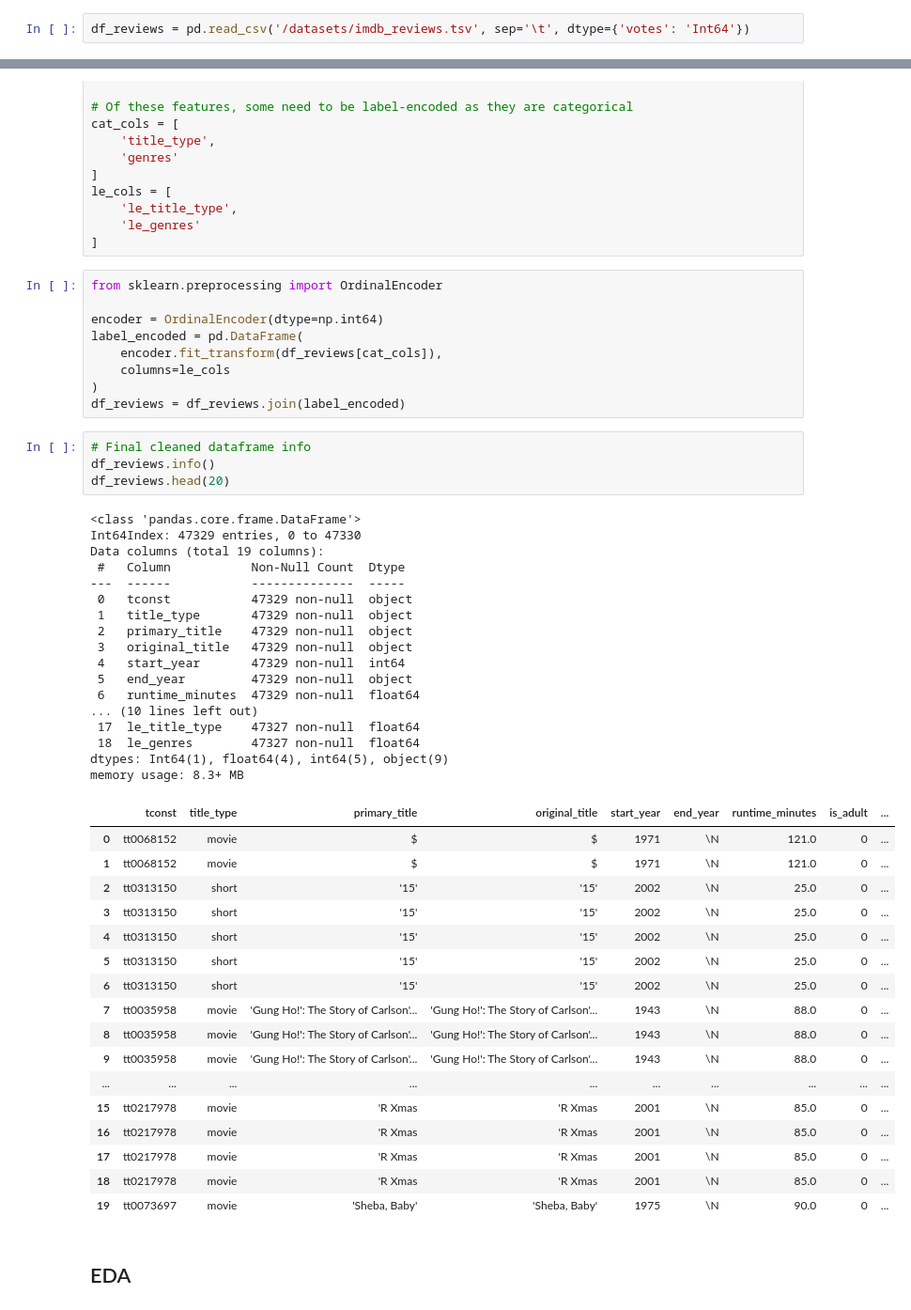
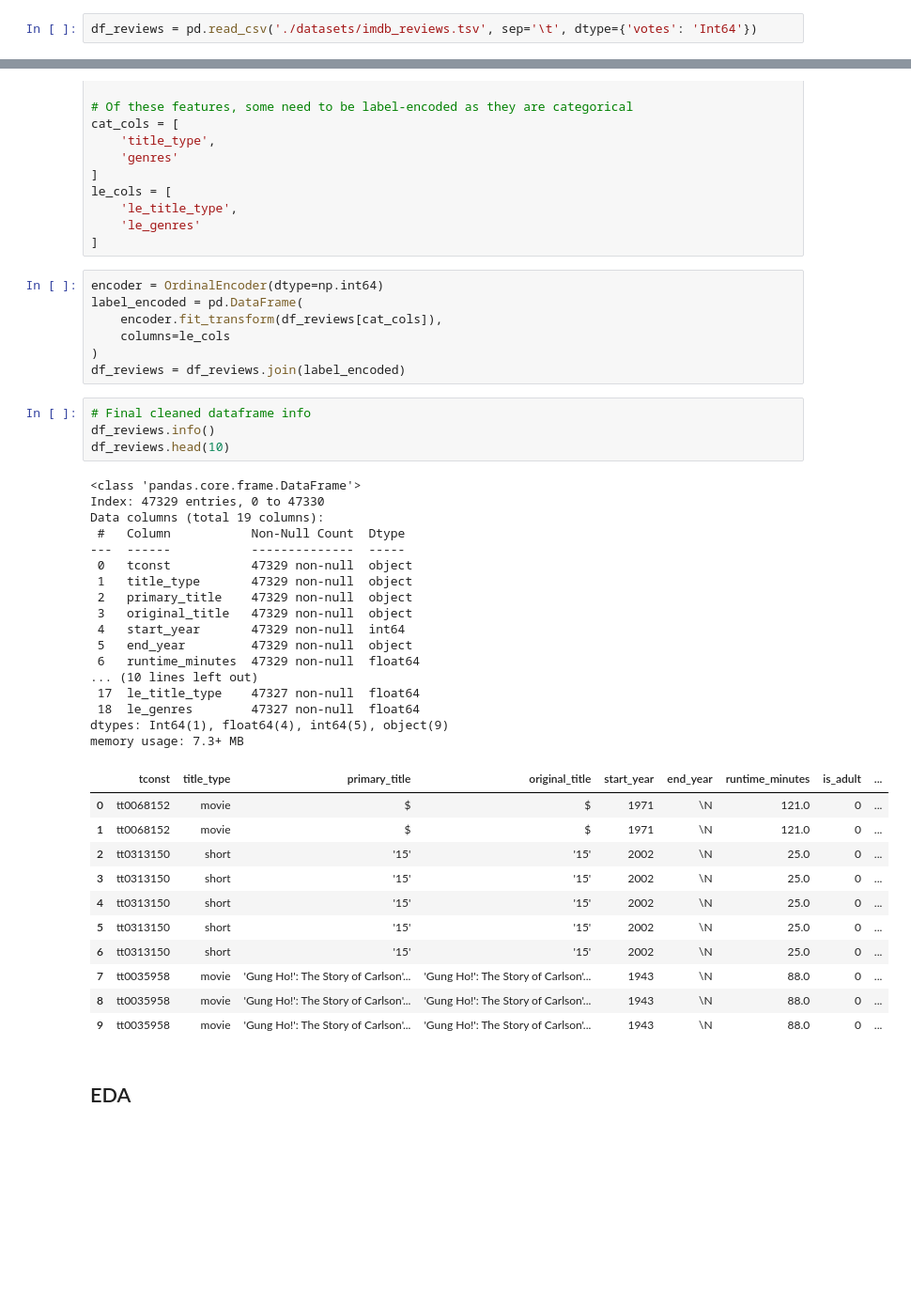
Before and after one commit to briantmcelroy/12_FilmJunky_TextVectorizationLearning, a Jupyter notebook: 12_FilmJunky_TextVectorizationLearning.ipynb, the cells around one changed output, grey strips where cells are left out. Shown at 94% size. Saved outputs shown, nothing was run; the diff lists cells and outputs as text; blank space fills up the shorter version.

```diff
--- a/12_FilmJunky_TextVectorizationLearning.ipynb
+++ b/12_FilmJunky_TextVectorizationLearning.ipynb
@@ -112,4 +44,4 @@ It's a very useful thing, by the way.
 # %%
-df_reviews = pd.read_csv('/datasets/imdb_reviews.tsv', sep='\t', dtype={'votes': 'Int64'})
+df_reviews = pd.read_csv('./datasets/imdb_reviews.tsv', sep='\t', dtype={'votes': 'Int64'})
 # %%
 df_reviews.info()
@@ -238,8 +136,6 @@ le_cols = [
     'le_genres'
 ]
 # %%
-from sklearn.preprocessing import OrdinalEncoder
-
 encoder = OrdinalEncoder(dtype=np.int64)
 label_encoded = pd.DataFrame(
     encoder.fit_transform(df_reviews[cat_cols]),
@@ -249,42 +145,36 @@ df_reviews = df_reviews.join(label_encoded)
 # %%
 # Final cleaned dataframe info
 df_reviews.info()
-df_reviews.head(20)
+df_reviews.head(10)
 # %% [output]
 <class 'pandas.core.frame.DataFrame'>
-Int64Index: 47329 entries, 0 to 47330
+Index: 47329 entries, 0 to 47330
 Data columns (total 19 columns):
  #   Column           Non-Null Count  Dtype
 ---  ------           --------------  -----
  0   tconst           47329 non-null  object
  1   title_type       47329 non-null  object
  2   primary_title    47329 non-null  object
  3   original_title   47329 non-null  object
  4   start_year       47329 non-null  int64
  5   end_year         47329 non-null  object
  6   runtime_minutes  47329 non-null  float64
 ... (10 lines left out)
  17  le_title_type    47327 non-null  float64
  18  le_genres        47327 non-null  float64
 dtypes: Int64(1), float64(4), int64(5), object(9)
-memory usage: 8.3+ MB
+memory usage: 7.3+ MB
 |  | tconst | title_type | primary_title | original_title | start_year | end_year | runtime_minutes | is_adult | ... |
 | 0 | tt0068152 | movie | $ | $ | 1971 | \N | 121.0 | 0 | ... |
 | 1 | tt0068152 | movie | $ | $ | 1971 | \N | 121.0 | 0 | ... |
 | 2 | tt0313150 | short | '15' | '15' | 2002 | \N | 25.0 | 0 | ... |
 | 3 | tt0313150 | short | '15' | '15' | 2002 | \N | 25.0 | 0 | ... |
 | 4 | tt0313150 | short | '15' | '15' | 2002 | \N | 25.0 | 0 | ... |
 | 5 | tt0313150 | short | '15' | '15' | 2002 | \N | 25.0 | 0 | ... |
 | 6 | tt0313150 | short | '15' | '15' | 2002 | \N | 25.0 | 0 | ... |
 | 7 | tt0035958 | movie | 'Gung Ho!': The Story of Carlson'... | 'Gung Ho!': The Story of Carlson'... | 1943 | \N | 88.0 | 0 | ... |
 | 8 | tt0035958 | movie | 'Gung Ho!': The Story of Carlson'... | 'Gung Ho!': The Story of Carlson'... | 1943 | \N | 88.0 | 0 | ... |
 | 9 | tt0035958 | movie | 'Gung Ho!': The Story of Carlson'... | 'Gung Ho!': The Story of Carlson'... | 1943 | \N | 88.0 | 0 | ... |
-| ... | ... | ... | ... | ... | ... | ... | ... | ... | ... |
-| 15 | tt0217978 | movie | 'R Xmas | 'R Xmas | 2001 | \N | 85.0 | 0 | ... |
-| 16 | tt0217978 | movie | 'R Xmas | 'R Xmas | 2001 | \N | 85.0 | 0 | ... |
-| 17 | tt0217978 | movie | 'R Xmas | 'R Xmas | 2001 | \N | 85.0 | 0 | ... |
-| 18 | tt0217978 | movie | 'R Xmas | 'R Xmas | 2001 | \N | 85.0 | 0 | ... |
-| 19 | tt0073697 | movie | 'Sheba, Baby' | 'Sheba, Baby' | 1975 | \N | 90.0 | 0 | ... |
 # %% [markdown]
 ## EDA
 # %% [markdown]
```
Also changed, not shown: parts of 55 cells of this notebook, 1 other file.
